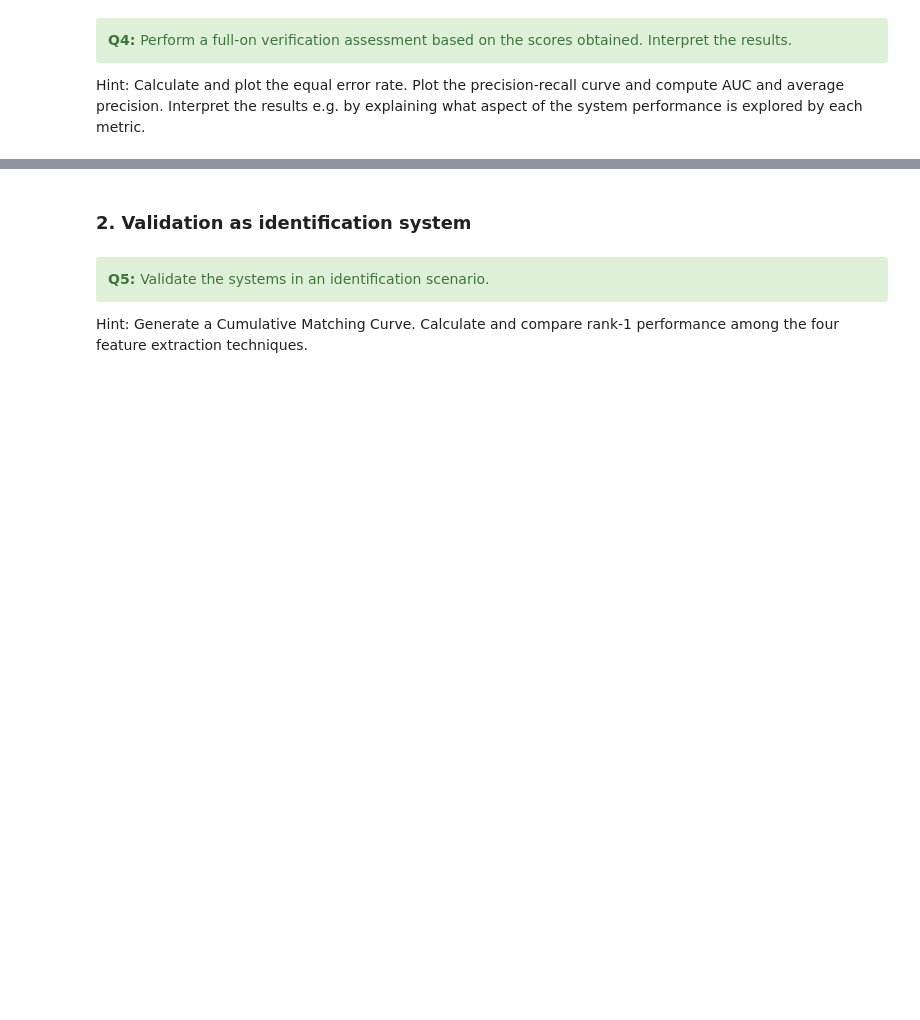
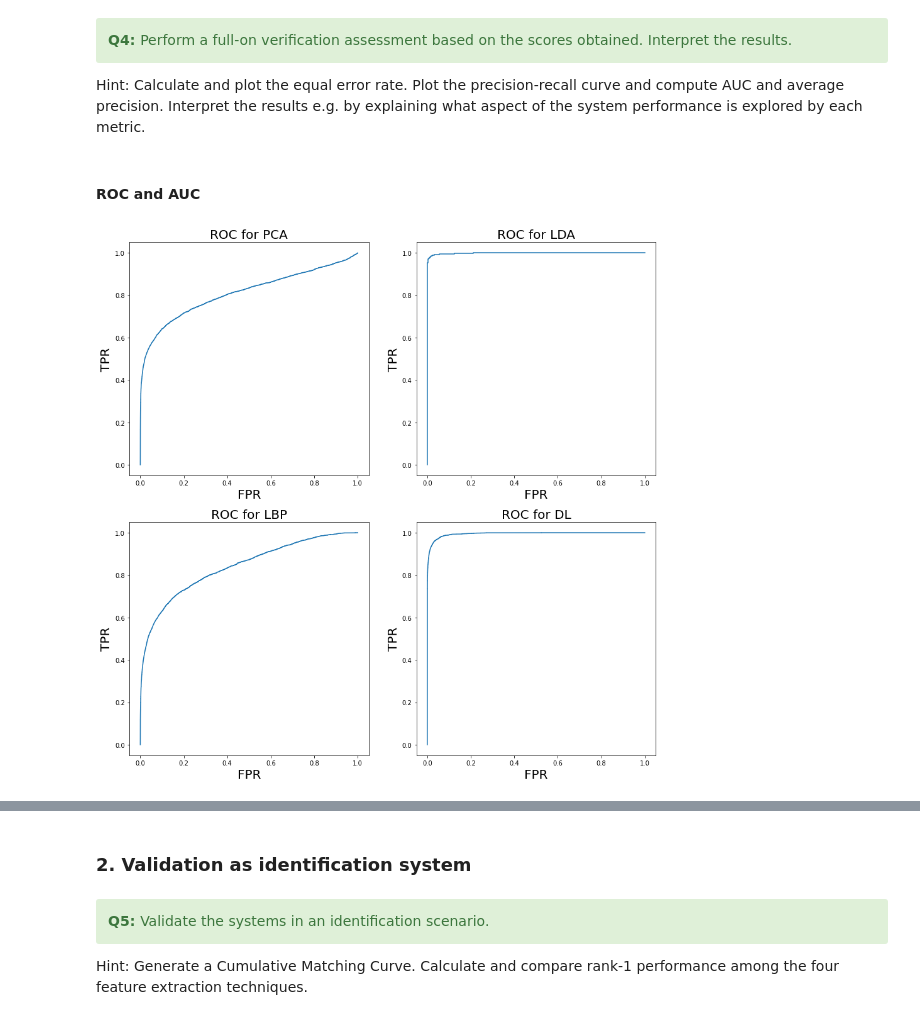
Before and after one commit to denizsoysal/biometrics, a Jupyter notebook: assignments/assignment3/Assignment3/assignment_3_2022.ipynb, the cells around one changed output, grey strips where cells are left out. Cells and saved outputs as stored; diff of their text form; code cells hidden in the pictures; blank space fills up the shorter version.

```diff
--- a/assignments/assignment3/Assignment3/assignment_3_2022.ipynb
+++ b/assignments/assignment3/Assignment3/assignment_3_2022.ipynb
@@ -800,3 +830,28 @@ for i in range(0,len(method)):
 </div>
 
 Hint: Calculate and plot the equal error rate. Plot the precision-recall curve and compute AUC and average precision. Interpret the results e.g. by explaining what aspect of the system performance is explored by each metric.
+# %% [markdown]
+#### ROC and AUC
+# %%
+from sklearn.metrics import roc_curve
+
+fpr_PCA, tpr_PCA, thresholds_PCA = roc_curve(genuine_id_PCA, total_scores_PCA, pos_label=1)
+fpr_LDA, tpr_LDA, thresholds_LDA = roc_curve(genuine_id_LDA, total_scores_LDA, pos_label=1)
+fpr_LBP, tpr_LBP, thresholds_LBP = roc_curve(genuine_id_LBP, total_scores_LBP, pos_label=1)
+fpr_DL, tpr_DL, thresholds_DL = roc_curve(genuine_id_DL, total_scores_DL, pos_label=1)
+# %%
+fig, ax = plt.subplots(2,2, figsize=(15,15))
+bins = np.linspace(0, 1, 150)
+
+method = ["PCA", "LDA", "LBP", "DL"]
+fpr = [fpr_PCA,fpr_LDA,fpr_LBP,fpr_DL]
+tpr = [tpr_PCA,tpr_LDA,tpr_LBP,tpr_DL]
+
+
+for i, ax in enumerate(fig.axes):
+    ax.plot(fpr[i],tpr[i])
+    ax.set_title("ROC for " +method[i] , fontsize=20)
+    ax.set_xlabel('FPR', fontsize=20)
+    ax.set_ylabel('TPR', fontsize=20)
+# %% [output]
+[figure, added]
```
Also changed, not shown: parts of 69 cells of this notebook.
